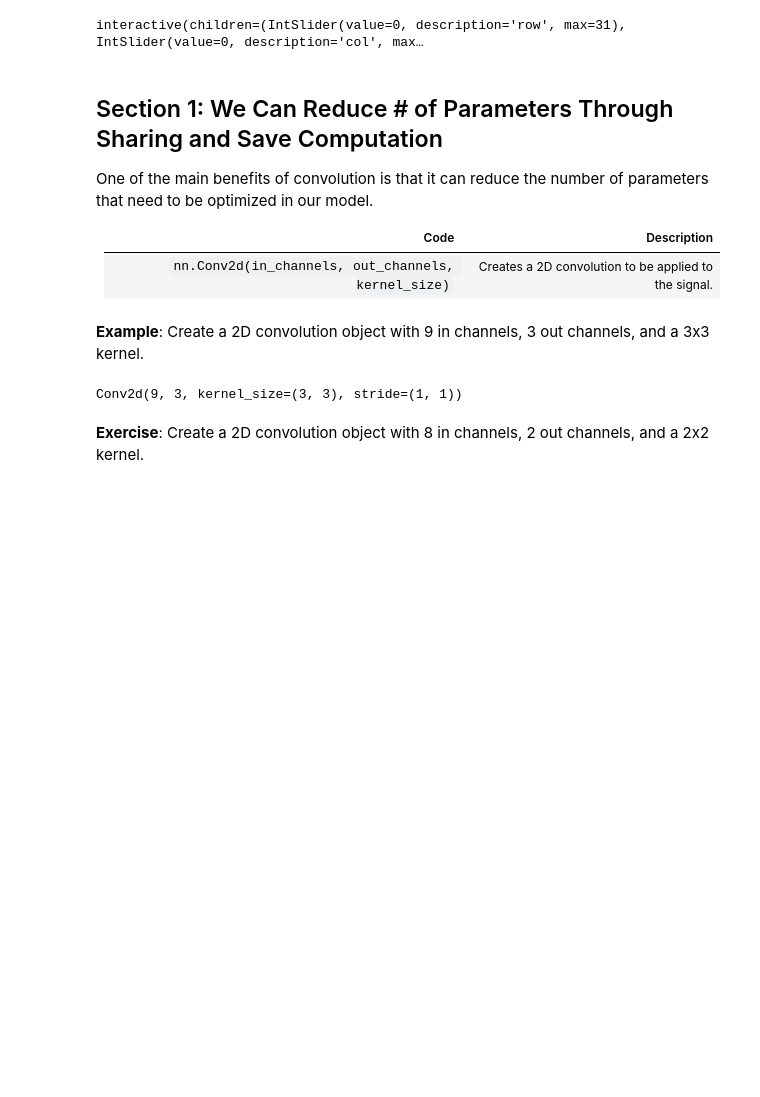
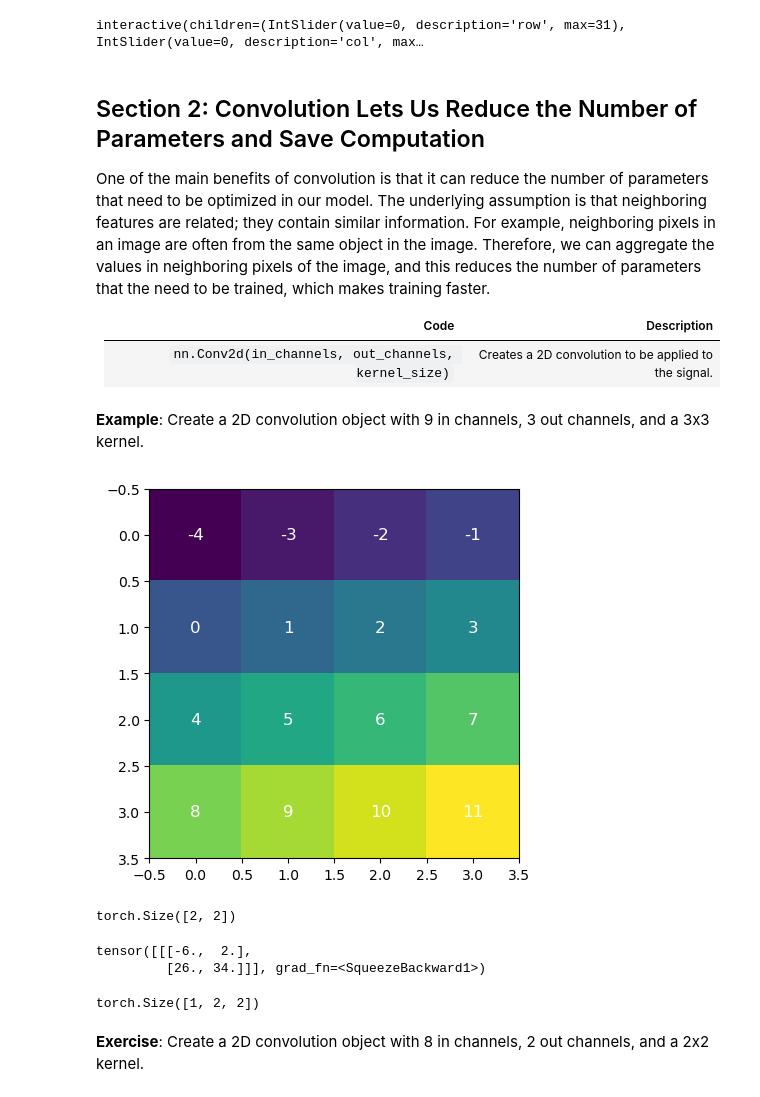
Before and after one commit to atleer/intro-to-deep-learning-dev, a Jupyter notebook: Day03/10_convolutional_neural_networks/index.ipynb, the cells around one changed output. Drawn from its saved outputs; the diff is of its cells as text; code cells hidden in the pictures; blank space fills up the shorter version.

Commit message:
add plot data in toy image with numbers

```diff
--- a/Day03/10_convolutional_neural_networks/index.ipynb
+++ b/Day03/10_convolutional_neural_networks/index.ipynb
@@ -327,19 +327,59 @@ utils.convolve2d_vertikernel_interactive()
 # %% [output]
 interactive(children=(IntSlider(value=0, description='row', max=31), IntSlider(value=0, description='col', max…
 # %% [markdown]
-## Section 1: We Can Reduce # of Parameters Through Sharing and Save Computation
+## Section 2: Convolution Lets Us Reduce the Number of Parameters and Save Computation
 
-One of the main benefits of convolution is that it can reduce the number of parameters that need to be optimized in our model.
+One of the main benefits of convolution is that it can reduce the number of parameters that need to be optimized in our model. The underlying assumption is that neighboring features are related; they contain similar information. For example, neighboring pixels in an image are often from the same object in the image. Therefore, we can aggregate the values in neighboring pixels of the image, and this reduces the number of parameters that the need to be trained, which makes training faster.
 
 | Code | Description |
 | --- | --- |
 | `nn.Conv2d(in_channels, out_channels, kernel_size)` | Creates a 2D convolution to be applied to the signal. |
 # %% [markdown]
 **Example**: Create a 2D convolution object with 9 in channels, 3 out channels, and a 3x3 kernel.
+# %%
+original_image = torch.tensor([
+    [1.0, 2.0, 3.0, 4.0],
+    [5.0, 6.0, 7.0, 8.0],
+    [9.0, 10.0, 11.0, 12.0],
+    [13.0, 14.0, 15.0, 16.0]
+])-torch.tensor(5.0)
+
+original_image = original_image.unsqueeze(0)
+
+def plot_toy_image(original_image, kernel_shape=None):
+
+    plt.imshow(original_image[0])
+    for i in range(original_image.shape[1]):
+        for j in range(original_image.shape[2]):
+            plt.text(j, i, f'{int(original_image[0,i, j])}', ha='center', va='center', color='white', fontsize=12)
+
+    if kernel is not None:
+        ...
+    else:
+# %%
+plot_toy_image(original_image, kernel_shape = conv2d.weight[0,0,:].shape)
+# %% [output]
+[figure, added]
+# %%
+conv2d.weight[0,0,:].shape
+# %% [output]
+torch.Size([2, 2])
 # %%
-nn.Conv2d(9, 3, (3,3))
+conv2d = nn.Conv2d(1, 1, (2,2), stride=2, bias=False)
+
+with torch.no_grad():
+    conv2d.weight[:] = torch.ones_like(conv2d.weight[:])
+
+convolved_image = conv2d(original_image)
+
+convolved_image
 # %% [output]
-Conv2d(9, 3, kernel_size=(3, 3), stride=(1, 1))
+tensor([[[-6.,  2.],
+         [26., 34.]]], grad_fn=<SqueezeBackward1>)
+# %%
+convolved_image.shape
+# %% [output]
+torch.Size([1, 2, 2])
 # %% [markdown]
 **Exercise**: Create a 2D convolution object with 8 in channels, 2 out channels, and a 2x2 kernel.
 # %%
```
